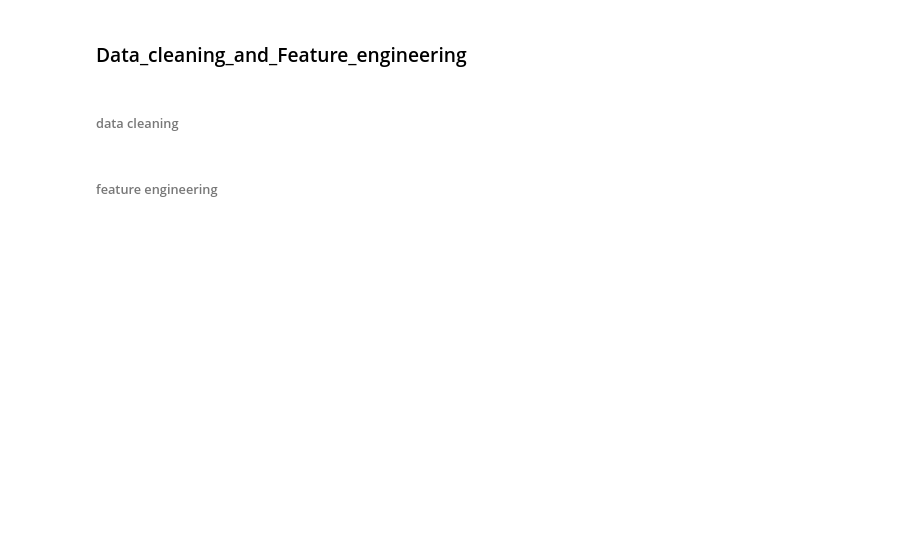
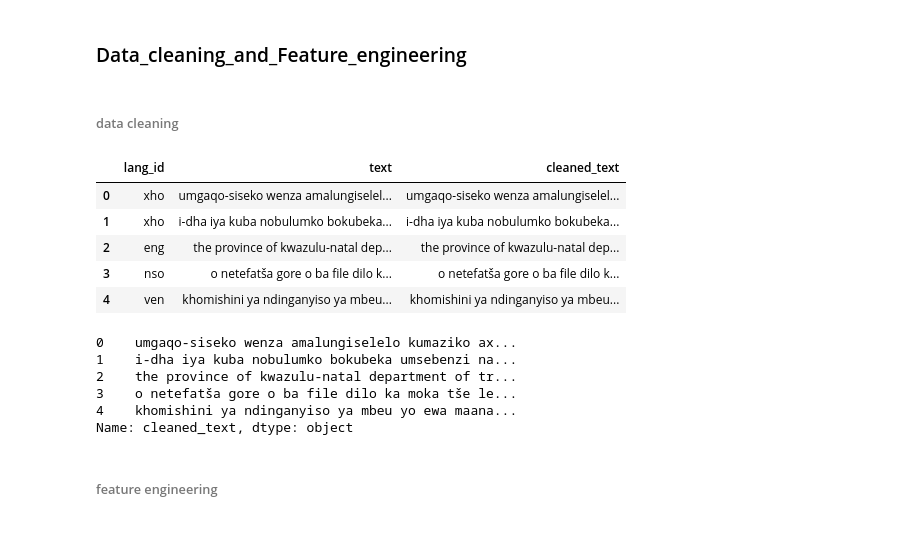
Before and after one commit to Peterselolo/2022-hackathon-challenge-by-Peter-selolo, a Jupyter notebook: south african language identification hackathon by peter selolo.ipynb, the cells around one changed output. Cells and saved outputs as stored; diff of their text form; code cells hidden in the pictures; blank space fills up the shorter version.

```diff
--- a/south african language identification hackathon by peter selolo.ipynb
+++ b/south african language identification hackathon by peter selolo.ipynb
@@ -229,3 +210,28 @@ df_train["cleaned_text"]=df_train["text"].apply(remove_stop_words)
+# %%
+#this is our second data cleaning function and performs better and cleaning our data in a short time
+# Remove special characters numbers and punctuation
+df_train['cleaned_text'] = df_train['text'].str.replace('[^a-zA-Z#]', ' ', regex=False)
+# Remove special numbers
+df_train['cleaned_text'] = df_train['text'].str.replace('[0-9]', ' ', regex=False)
+# To lowercase
+df_test['cleaned_text'] = df_train['cleaned_text'].str.lower()
+df_train.head()
+# %% [output]
+|  | lang_id | text | cleaned_text |
+| 0 | xho | umgaqo-siseko wenza amalungiselel... | umgaqo-siseko wenza amalungiselel... |
+| 1 | xho | i-dha iya kuba nobulumko bokubeka... | i-dha iya kuba nobulumko bokubeka... |
+| 2 | eng | the province of kwazulu-natal dep... | the province of kwazulu-natal dep... |
+| 3 | nso | o netefatša gore o ba file dilo k... | o netefatša gore o ba file dilo k... |
+| 4 | ven | khomishini ya ndinganyiso ya mbeu... | khomishini ya ndinganyiso ya mbeu... |
+# %%
+df_train["cleaned_text"].head()
+# %% [output]
+0    umgaqo-siseko wenza amalungiselelo kumaziko ax...
+1    i-dha iya kuba nobulumko bokubeka umsebenzi na...
+2    the province of kwazulu-natal department of tr...
+3    o netefatša gore o ba file dilo ka moka tše le...
+4    khomishini ya ndinganyiso ya mbeu yo ewa maana...
+Name: cleaned_text, dtype: object
 # %% [markdown]
 <h6>feature engineering<h6>
 # %%
```
Also changed, not shown: parts of 16 cells of this notebook.
